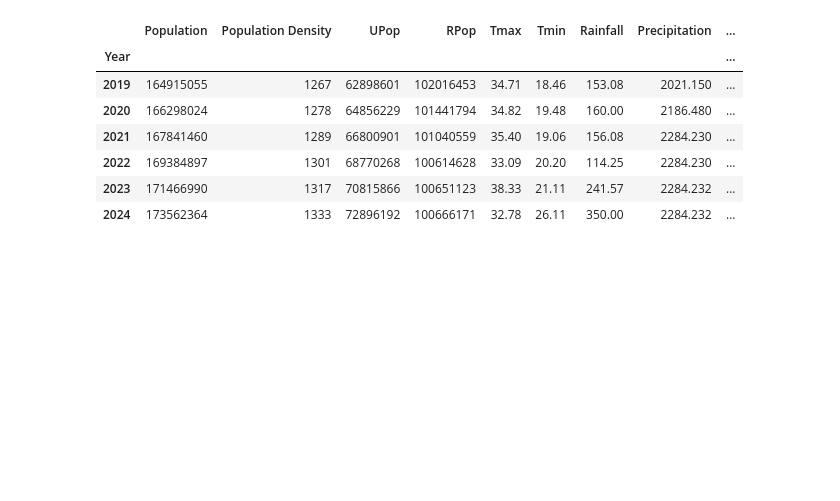
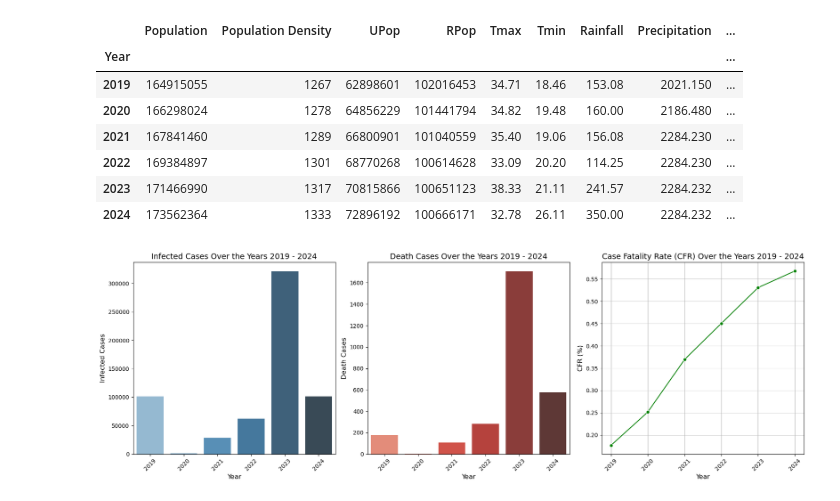
Before and after one commit to awnonbhowmik/DENV-Data-Analysis, a Jupyter notebook: main_endemic.ipynb, the cells around one changed output. Drawn from its saved outputs; the diff is of its cells as text; code cells hidden in the pictures; blank space fills up the shorter version.

```diff
--- a/main_endemic.ipynb
+++ b/main_endemic.ipynb
@@ -53,3 +53,40 @@ data_endemic
 | 2022 | 169384897 | 1301 | 68770268 | 100614628 | 33.09 | 20.20 | 114.25 | 2284.230 | ... |
 | 2023 | 171466990 | 1317 | 70815866 | 100651123 | 38.33 | 21.11 | 241.57 | 2284.232 | ... |
 | 2024 | 173562364 | 1333 | 72896192 | 100666171 | 32.78 | 26.11 | 350.00 | 2284.232 | ... |
+# %%
+import seaborn as sns
+import matplotlib.pyplot as plt
+
+# Prepare the data by calculating CFR if not already done
+data_endemic['CFR'] = (data_endemic['Death'] / data_endemic['Infected']) * 100
+
+# Create a figure with 3 subplots for Infected, Death, and CFR
+fig, axes = plt.subplots(1, 3, figsize=(18, 6))
+
+# Bar plot for Infected cases
+sns.barplot(data=data_endemic.reset_index(), x='Year', y='Infected', palette='Blues_d', ax=axes[0])
+axes[0].set_title('Infected Cases Over the Years 2019 - 2024', fontsize=14)
+axes[0].set_xlabel('Year', fontsize=12)
+axes[0].set_ylabel('Infected Cases', fontsize=12)
+axes[0].tick_params(axis='x', rotation=45)
+
+# Bar plot for Death cases
+sns.barplot(data=data_endemic.reset_index(), x='Year', y='Death', palette='Reds_d', ax=axes[1])
+axes[1].set_title('Death Cases Over the Years 2019 - 2024', fontsize=14)
+axes[1].set_xlabel('Year', fontsize=12)
+axes[1].set_ylabel('Death Cases', fontsize=12)
+axes[1].tick_params(axis='x', rotation=45)
+
+# Line plot for CFR
+sns.lineplot(data=data_endemic.reset_index(), x='Year', y='CFR', marker='o', color='green', ax=axes[2])
+axes[2].set_title('Case Fatality Rate (CFR) Over the Years 2019 - 2024', fontsize=14)
+axes[2].set_xlabel('Year', fontsize=12)
+axes[2].set_ylabel('CFR (%)', fontsize=12)
+axes[2].tick_params(axis='x', rotation=45)
+axes[2].grid(True)
+
+# Adjust the layout
+plt.tight_layout()
+plt.show()
+# %% [output]
+[figure, added]
```
Also changed, not shown: parts of 3 cells of this notebook, 1 other file.
